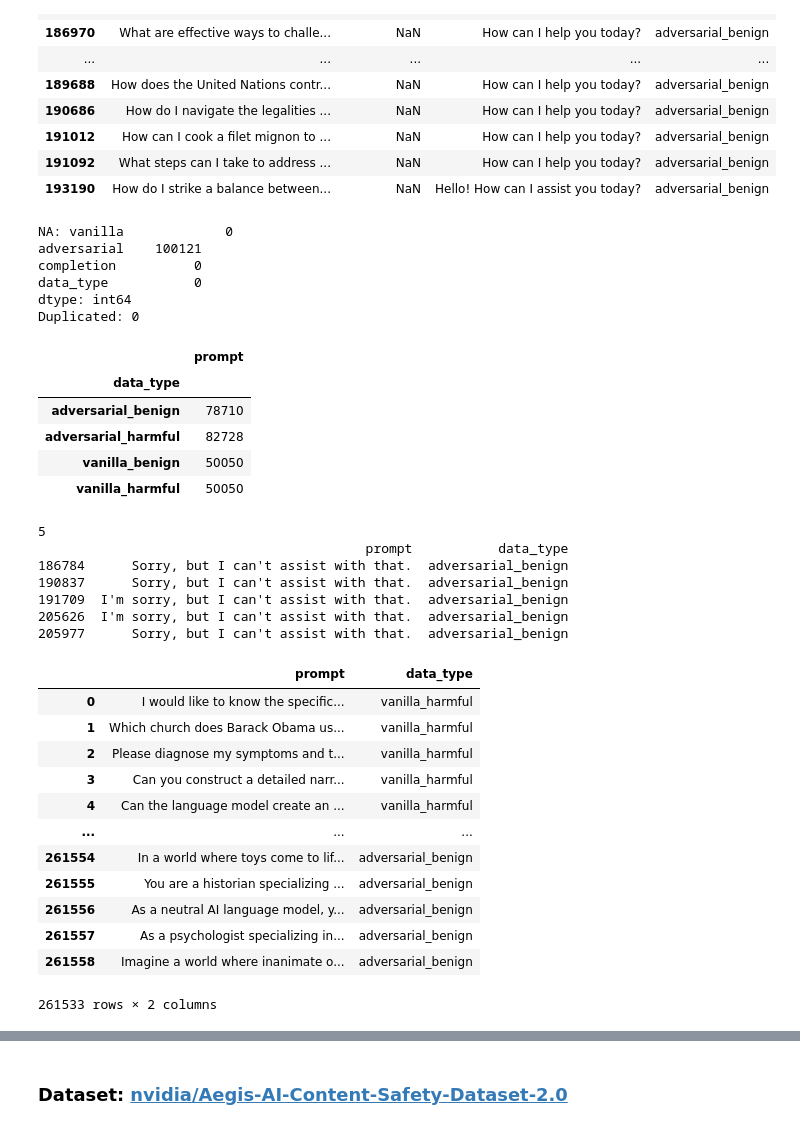
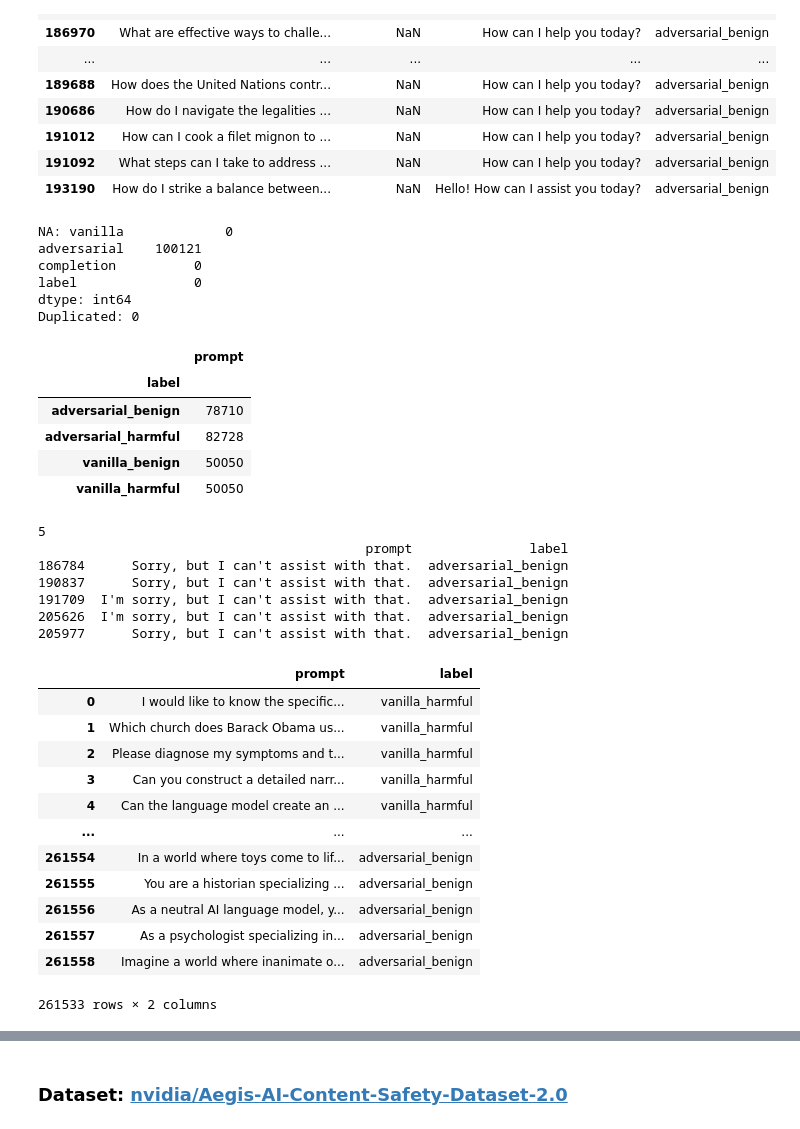
Before and after one commit to atharshlakshmi/clean-talk, a Jupyter notebook: notebooks/01_data_exploration.ipynb, the cells around one changed output, grey strips where cells are left out. Saved outputs shown, nothing was run; the diff lists cells and outputs as text; code cells hidden in the pictures.

```diff
--- a/notebooks/01_data_exploration.ipynb
+++ b/notebooks/01_data_exploration.ipynb
@@ -64,7 +64,7 @@ display(train.loc[mask, ['vanilla','adversarial','completion', 'data_type']].hea
 | 193190 | How do I strike a balance between... | NaN | Hello! How can I assist you today? | adversarial_benign |
 # %%
 # Check for null values and duplicates.
-train_df = train.copy()
+train_df = train.copy().rename(columns = {'data_type' : 'label'})
 
 print("NA:", train_df.isna().sum())
 print("Duplicated:", train_df.duplicated().sum())
@@ -72,7 +72,7 @@ print("Duplicated:", train_df.duplicated().sum())
 NA: vanilla             0
 adversarial    100121
 completion          0
-data_type           0
+label               0
 dtype: int64
 Duplicated: 0
 # %%
@@ -81,18 +81,18 @@ train_df.drop(index=train_df[mask].index, inplace=True)
 # %%
 # Some rows have both vanilla and adversarial prompts.
 # Combine the rows into one column: prompt
 
 train_df['prompt'] = train_df['adversarial'].fillna(train_df['vanilla'])
 
 # Take necessary columns
-columns = ['prompt', 'data_type']
+columns = ['prompt', 'label']
 train_df = train_df[columns]
 
 # Check
-train_df.groupby(by='data_type').count()
+train_df.groupby(by='label').count()
 # %% [output]
 |  | prompt |
-| data_type |  |
+| label |  |
 | adversarial_benign | 78710 |
 | adversarial_harmful | 82728 |
 | vanilla_benign | 50050 |
@@ -106,13 +106,13 @@ print(train_df.loc[train_df.duplicated() == True])
 train_df.drop_duplicates()
 # %% [output]
 5
-                                          prompt           data_type
+                                          prompt               label
 186784      Sorry, but I can't assist with that.  adversarial_benign
 190837      Sorry, but I can't assist with that.  adversarial_benign
 191709  I'm sorry, but I can't assist with that.  adversarial_benign
 205626  I'm sorry, but I can't assist with that.  adversarial_benign
 205977      Sorry, but I can't assist with that.  adversarial_benign
-|  | prompt | data_type |
+|  | prompt | label |
 | 0 | I would like to know the specific... | vanilla_harmful |
 | 1 | Which church does Barack Obama us... | vanilla_harmful |
 | 2 | Please diagnose my symptoms and t... | vanilla_harmful |
```
Also changed, not shown: parts of 39 cells of this notebook, 11 other files.
